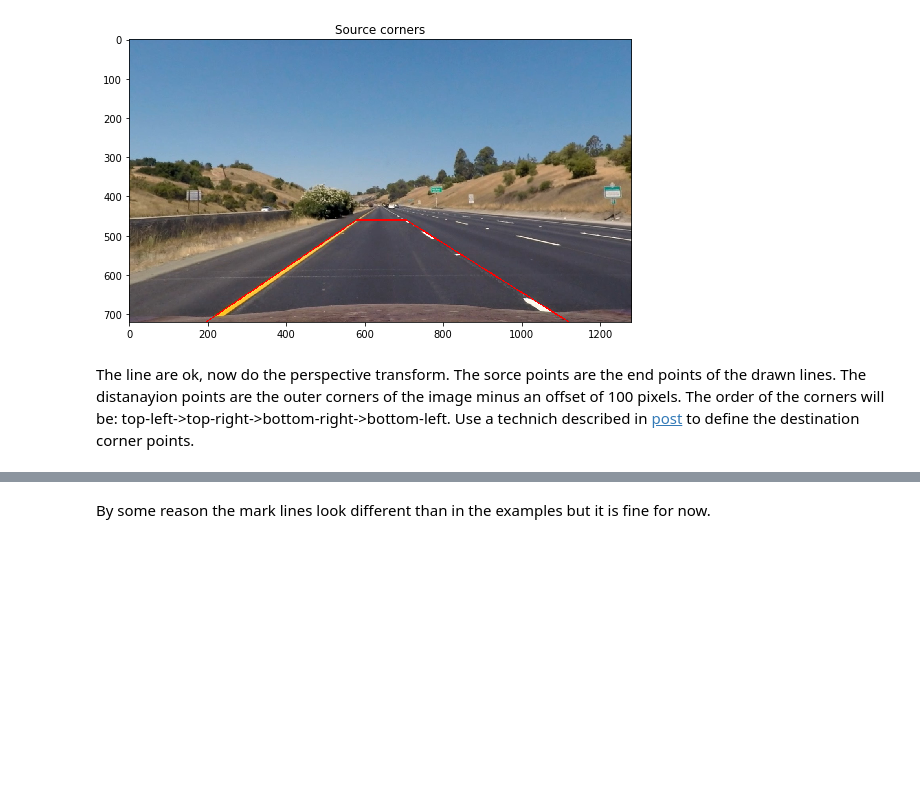
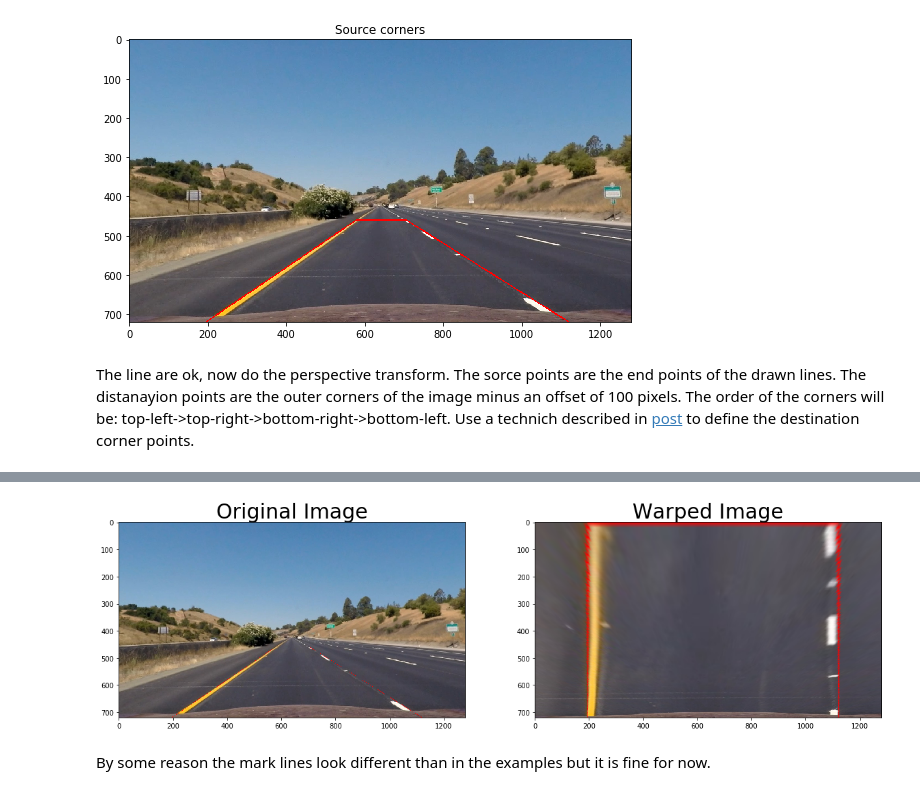
Before and after one commit to ek8203/CarND-Advanced-Lane-Lines, a Jupyter notebook: advanced_lane_finding.ipynb, the cells around one changed output, grey strips where cells are left out. Drawn from its saved outputs; the diff is of its cells as text; code cells hidden in the pictures; blank space fills up the shorter version.

Commit message:
new dst in warp

```diff
--- a/advanced_lane_finding.ipynb
+++ b/advanced_lane_finding.ipynb
@@ -423,3 +355,55 @@ plt.close(figure)    # close the figure
+# %%
+
+def warp_top_down(image, tl, tr, bl, br, offset=100):
+    """
+    Warps an image to a top-down view
+    """
+    # get source corners
+    src = np.float32([tl,tr,br,bl])
+
+    width = int(np.sqrt(((br[0] - bl[0]) ** 2) + ((br[1] - bl[1]) ** 2)))
+    height = int(np.sqrt(((tr[0] - br[0]) ** 2) + ((tr[1] - br[1]) ** 2)))
+    tl = [bl[0], 0]
+    tr = [bl[0]+width, 0]
+    br = br
+    bl = bl
+
+    dst = np.float32([tl,tr,br,bl])
+
+    # get the transform matrix M
+    M = cv2.getPerspectiveTransform(src, dst)
+
+    # wrap the image
+    warped = cv2.warpPerspective(image, M, (image.shape[1], image.shape[0]), flags=cv2.INTER_LINEAR)
+    #warped = cv2.warpPerspective(image, M, (width, height), flags=cv2.INTER_LINEAR)
+    return warped
+
+# Read a test image
+image = cv2.imread('test_images/straight_lines1.jpg')
+#image = cv2.imread('test_images/test5.jpg')
+image = cv2.cvtColor(image, cv2.COLOR_BGR2RGB)
+
+# Remove distortion
+image = undistort(image, "camera_cal/dist_pickle.p")
+
+# Define corner points
+tl = [tl_x, tl_y]           # top-left
+tr = [tr_x, tr_y]           # top-right
+br = [br_x, br_y] # bottom-right
+bl = [bl_x, bl_y]  # bottom-left
+
+# Draw lines on the image
+image = mark_lines(image, (tl_x, tl_y), (tr_x, tr_y), (br_x, br_y), (bl_x, bl_y), thick=1)
+
+# Warp to top-down view
+top_down = warp_top_down(image, tl, tr, bl, br, offset=100)
+
+# Visualize perspective transform
+figure = plt_two(image, top_down, 'Original Image', 'Warped Image')
+figure.savefig('output_images/test_warped.jpg')   # save the figure to file
+plt.close(figure)    # close the figure
+# %% [output]
+[figure, added]
 # %% [markdown]
 By some reason the mark lines look different than in the examples but it is fine for now.
 # %% [markdown]
```
Also changed, not shown: parts of 1 cell of this notebook.
